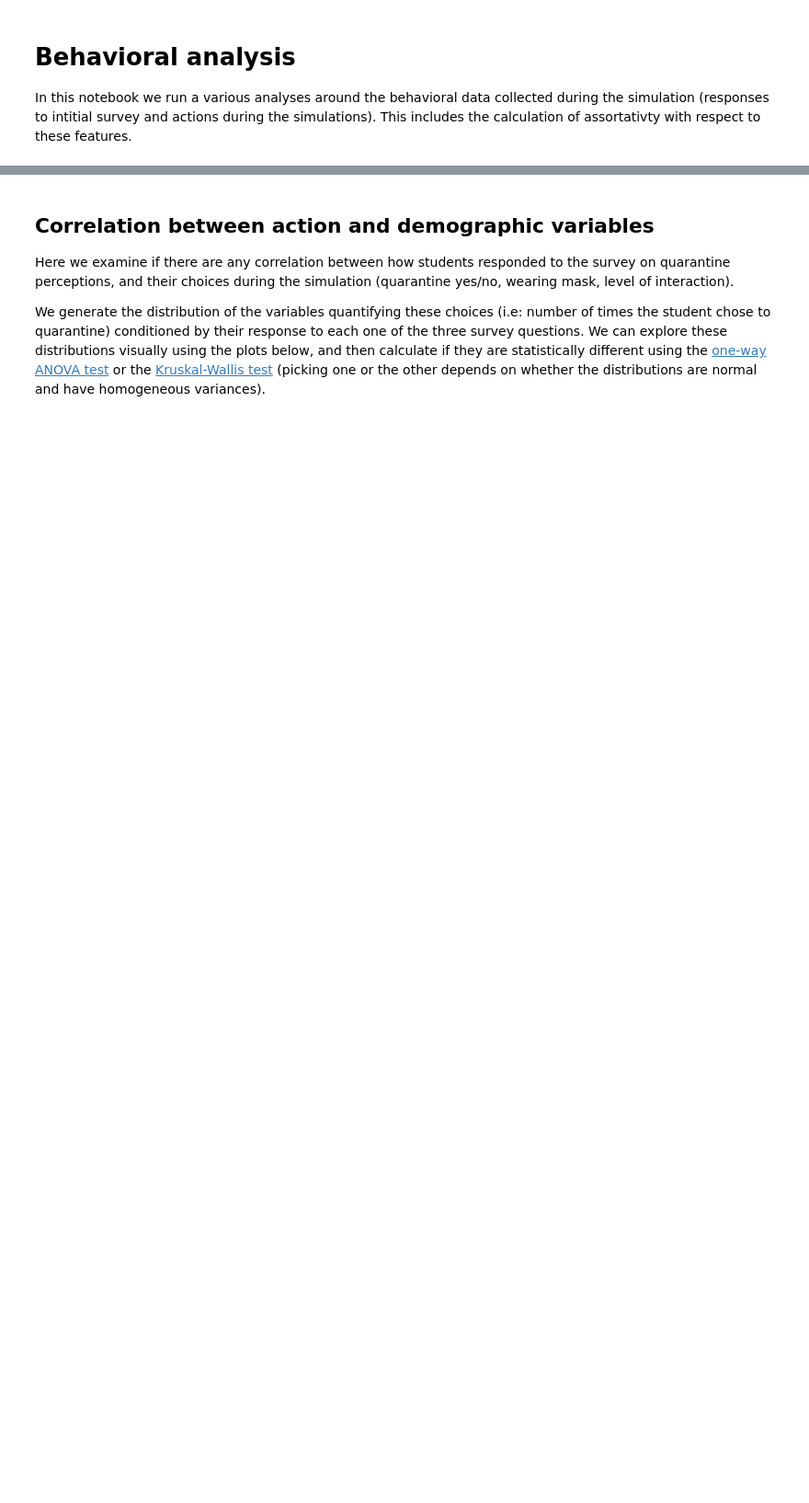
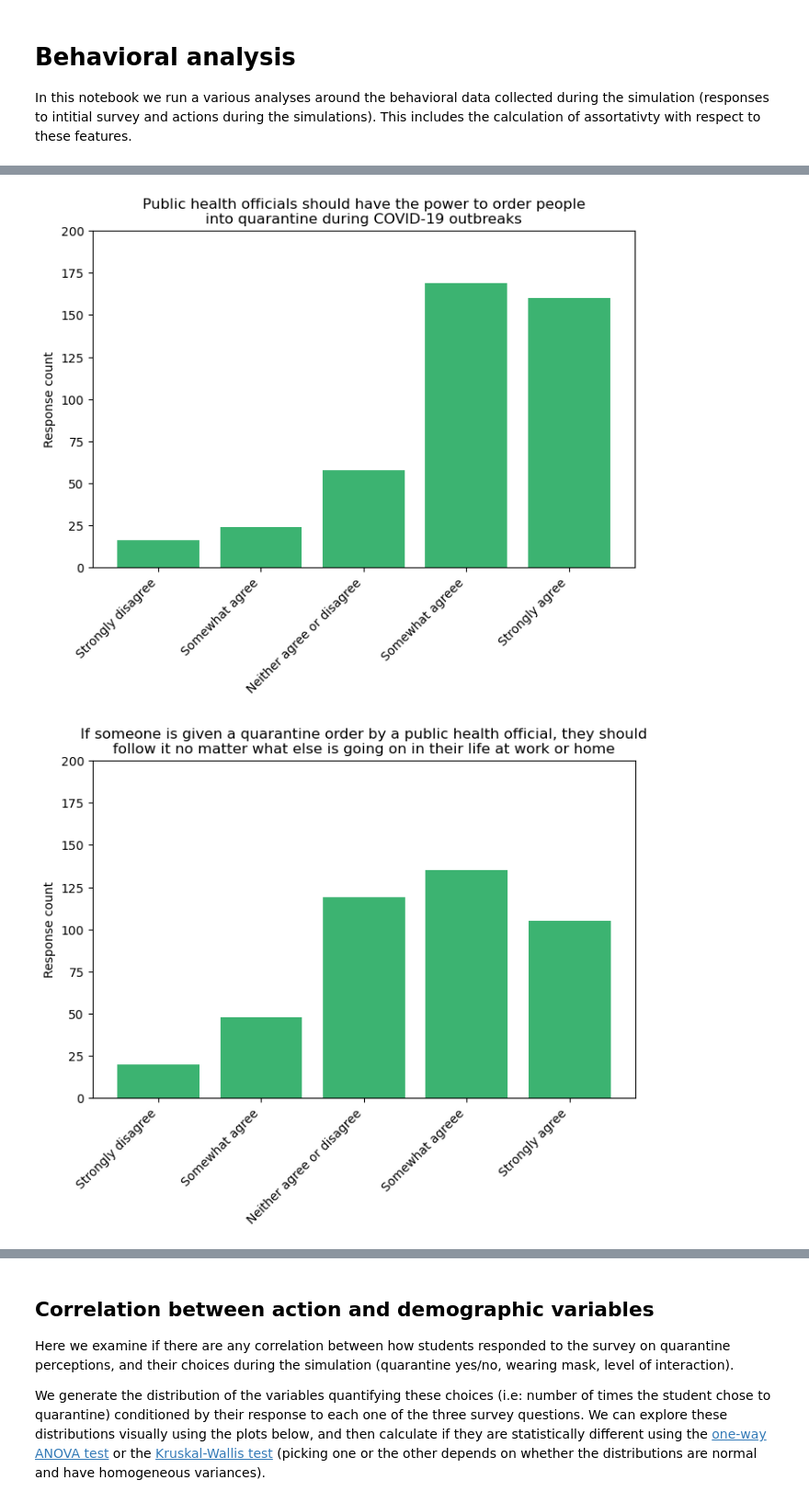
Before and after one commit to colabobio/oo-wku23, a Jupyter notebook: 3-behavioral-analysis.ipynb, the cells around one changed output, grey strips where cells are left out. Shown at 92% size. Saved outputs shown, nothing was run; the diff lists cells and outputs as text; code cells hidden in the pictures; blank space fills up the shorter version.

Commit message:
added plotting of survey data and daily behaviors

```diff
--- a/3-behavioral-analysis.ipynb
+++ b/3-behavioral-analysis.ipynb
@@ -36,7 +36,23 @@ with open(path.join(data_folder, 'network-node-positions.pickle'), 'rb') as f:
 with open(path.join(data_folder, 'user_prefs.pickle'), 'rb') as f:
     user_prefs = pickle.load(f)
 
+with open(path.join(data_folder, 'user_prefs_all.pickle'), 'rb') as f:
+    user_prefs_all = pickle.load(f)
+
+with open(path.join(data_folder, 'daily-behaviors.pickle'), 'rb') as f:
+    daily_behaviors = pickle.load(f)
+
 weights = list(nx.get_edge_attributes(G, 'weight').values())
 wmin = np.min(weights)/2
 wmax = np.max(weights)
 edge_weights = [pow((w - wmin)/(wmax-wmin), 0.35) for w in weights]
+# %%
+questions = ["Public health officials should have the power to order people\ninto quarantine during COVID-19 outbreaks",
+             "If someone is given a quarantine order by a public health official, they should\nfollow it no matter what else is going on in their life at work or home",
+             "If I go into quarantine, my family, friends, and community will be protected\nfrom getting COVID-19"]
+
+responses = ["Strongly disagree", "Somewhat agree", "Neither agree or disagree", "Somewhat agreee", "Strongly agree"]
+
+demo_vars = ['q1_response', 'q2_response', 'q3_response']
+action_vars = ['quarantine_yes', 'quarantine_no', 'quarantine_ratio', 'wear_mask', 'num_contacts']
+attribs = action_vars + demo_vars
@@ -42,0 +63,16 @@ edge_weights = [pow((w - wmin)/(wmax-wmin), 0.35) for w in weights]
+# %%
+df = user_prefs_all
+maxc = 200
+for q, v in zip(questions, demo_vars):
+    counts = df[v].value_counts().sort_index()
+    plt.figure(figsize=(8, 5))
+    plt.bar(responses, counts, color='#3cb371')
+    plt.xticks(rotation=45, ha='right')
+    plt.title(q)
+    plt.ylim(0, maxc)
+    plt.ylabel('Response count')
+    plt.savefig(path.join(output_folder, 'survey-' + v + '.png'), bbox_inches='tight')
+    plt.show()
+# %% [output]
+[figure, added]
+[figure, added]
```
Also changed, not shown: parts of 6 cells of this notebook, 14 other files.
